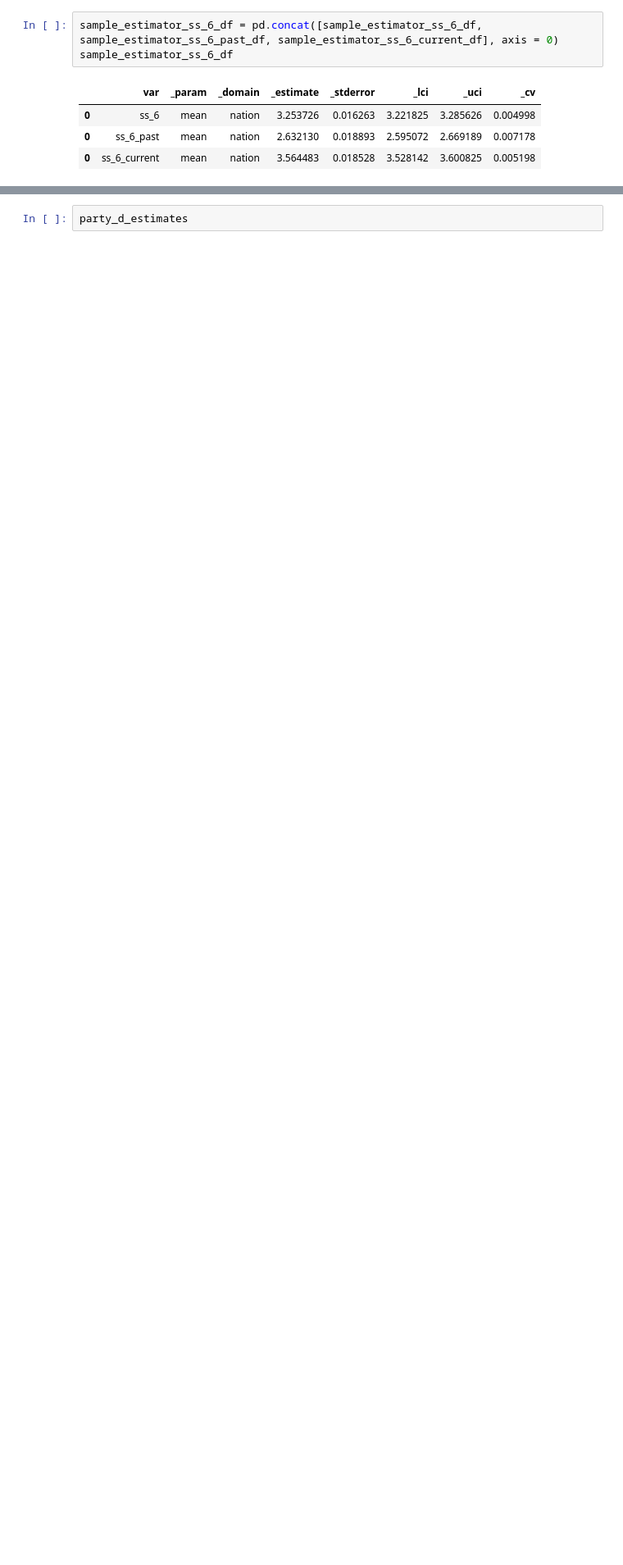
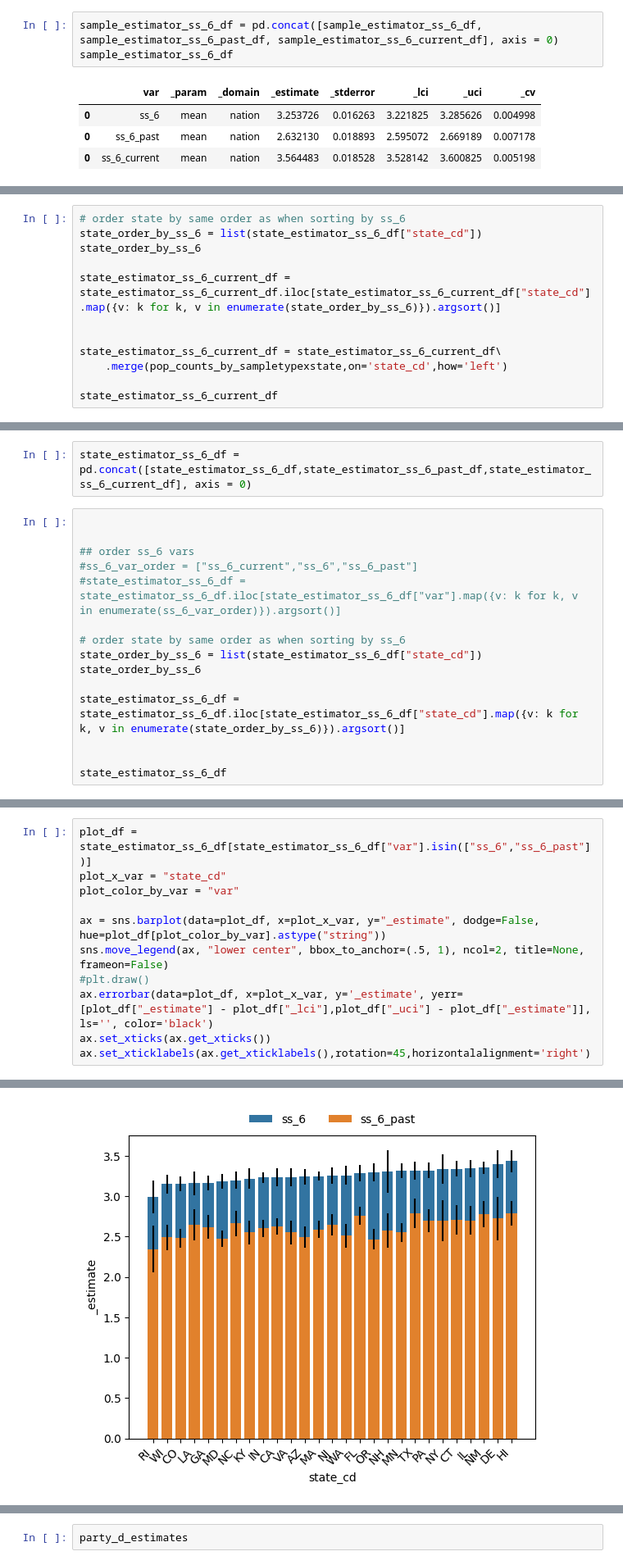
Before and after one commit to haoyucode/stigma-state-lvl, a Jupyter notebook: 2023_09_20_meeting_2.ipynb, the cells around one changed output, grey strips where cells are left out. Shown at 82% size. Saved outputs shown, nothing was run; the diff lists cells and outputs as text; blank space fills up the shorter version.

```diff
--- a/2023_09_20_meeting_2.ipynb
+++ b/2023_09_20_meeting_2.ipynb
@@ -1131,0 +1185,12 @@ ax.set_xticklabels(ax.get_xticklabels(),rotation=45,horizontalalignment='right')
+# %%
+# order state by same order as when sorting by ss_6
+state_order_by_ss_6 = list(state_estimator_ss_6_df["state_cd"])
+state_order_by_ss_6
+
+state_estimator_ss_6_current_df = state_estimator_ss_6_current_df.iloc[state_estimator_ss_6_current_df["state_cd"].map({v: k for k, v in enumerate(state_order_by_ss_6)}).argsort()]
+
+
+state_estimator_ss_6_current_df = state_estimator_ss_6_current_df\
+    .merge(pop_counts_by_sampletypexstate,on='state_cd',how='left')
+
+state_estimator_ss_6_current_df
@@ -1131,0 +1215,17 @@ ax.set_xticklabels(ax.get_xticklabels(),rotation=45,horizontalalignment='right')
+# %%
+state_estimator_ss_6_df = pd.concat([state_estimator_ss_6_df,state_estimator_ss_6_past_df,state_estimator_ss_6_current_df], axis = 0)
+# %%
+
+
+## order ss_6 vars
+#ss_6_var_order = ["ss_6_current","ss_6","ss_6_past"]
+#state_estimator_ss_6_df = state_estimator_ss_6_df.iloc[state_estimator_ss_6_df["var"].map({v: k for k, v in enumerate(ss_6_var_order)}).argsort()]
+
+# order state by same order as when sorting by ss_6
+state_order_by_ss_6 = list(state_estimator_ss_6_df["state_cd"])
+state_order_by_ss_6
+
+state_estimator_ss_6_df = state_estimator_ss_6_df.iloc[state_estimator_ss_6_df["state_cd"].map({v: k for k, v in enumerate(state_order_by_ss_6)}).argsort()]
+
+
+state_estimator_ss_6_df
@@ -1131,0 +1246,12 @@ ax.set_xticklabels(ax.get_xticklabels(),rotation=45,horizontalalignment='right')
+# %%
+plot_df = state_estimator_ss_6_df[state_estimator_ss_6_df["var"].isin(["ss_6","ss_6_past"])]
+plot_x_var = "state_cd"
+plot_color_by_var = "var"
+
+ax = sns.barplot(data=plot_df, x=plot_x_var, y="_estimate", dodge=False, hue=plot_df[plot_color_by_var].astype("string"))
+sns.move_legend(ax, "lower center", bbox_to_anchor=(.5, 1), ncol=2, title=None, frameon=False)
+#plt.draw()
+ax.errorbar(data=plot_df, x=plot_x_var, y='_estimate', yerr=[plot_df["_estimate"] - plot_df["_lci"],plot_df["_uci"] - plot_df["_estimate"]], ls='', color='black')
+ax.set_xticks(ax.get_xticks())
+ax.set_xticklabels(ax.get_xticklabels(),rotation=45,horizontalalignment='right')
+# %% [output]
@@ -1131,0 +1275 @@ ax.set_xticklabels(ax.get_xticklabels(),rotation=45,horizontalalignment='right')
+[figure, added]
```
Also changed, not shown: parts of 12 cells of this notebook.
